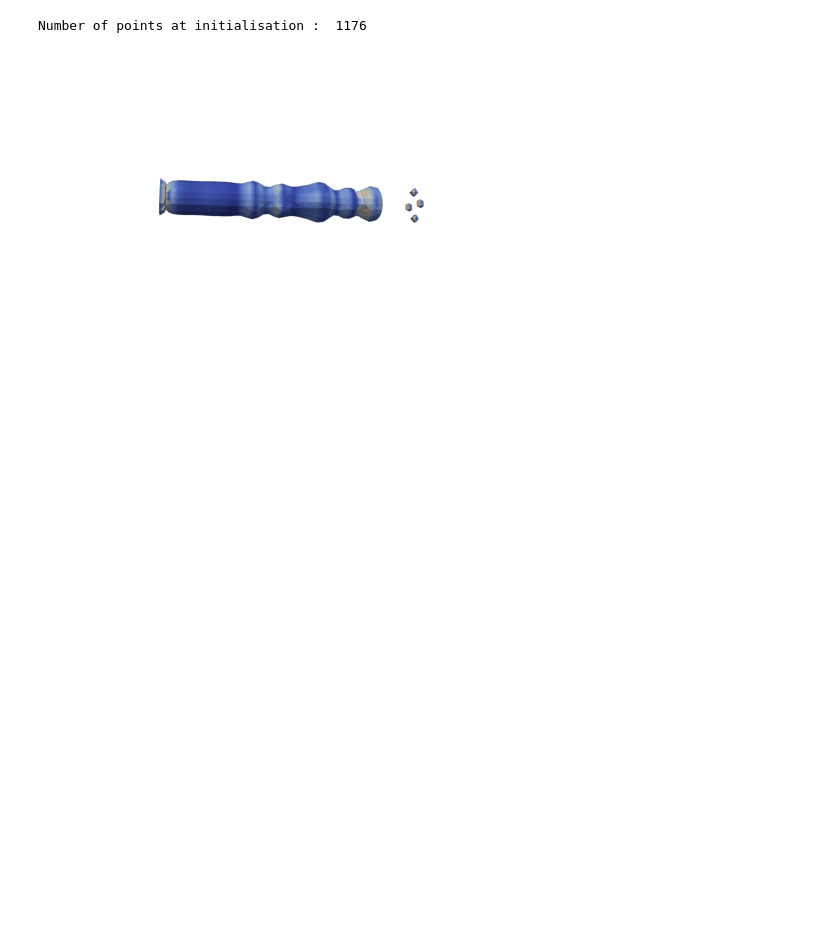
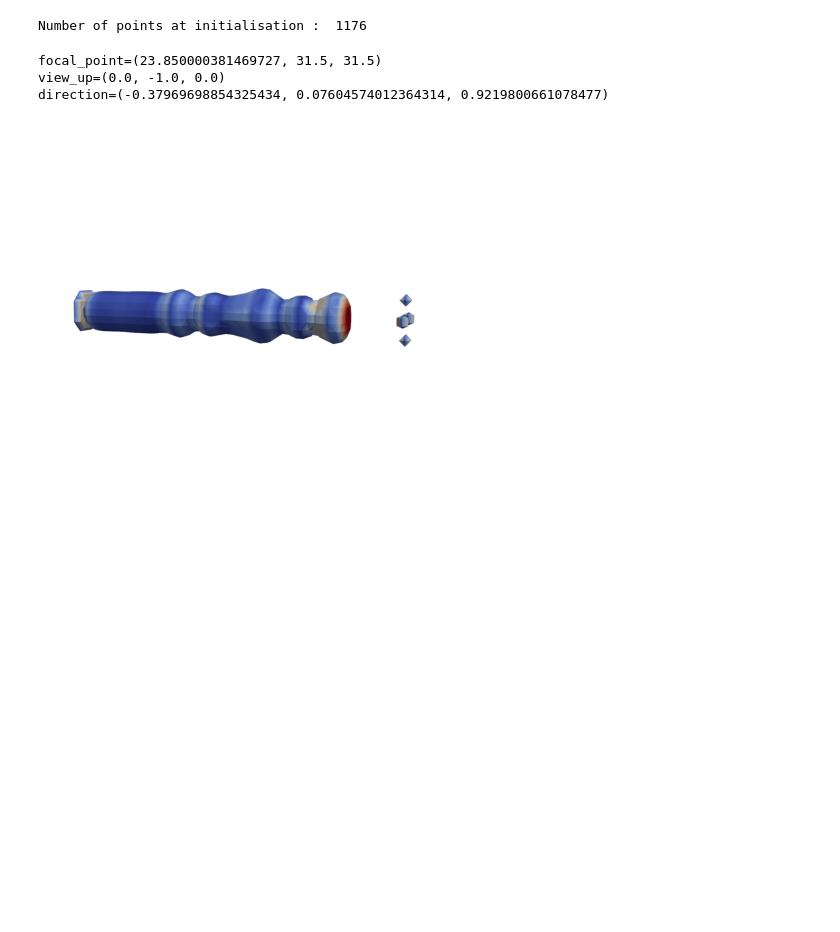
Before and after one commit to siramok/gaussian-splatting, a Jupyter notebook: volume-render.ipynb, the cells around one changed output. Drawn from its saved outputs; the diff is of its cells as text; code cells hidden in the pictures; blank space fills up the shorter version.

```diff
--- a/volume-render.ipynb
+++ b/volume-render.ipynb
@@ -39,6 +42,7 @@ args.save_iterations.append(args.iterations)
 dataset = lp.extract(args)
 training_args = op.extract(args)
 pipe = pp.extract(args)
+pipe.debug = True
 # %%
 # Load a .ply dataset as a Gaussian model
 sh_degree = 3
@@ -78,6 +82,10 @@ def qvec2rotmat(qvec):
 
 def fov2focal(fov, pixels):
     return pixels / (2 * math.tan(fov / 2))
+
+
+def focal2fov(focal, pixels):
+    return 2 * math.atan(pixels / (2 * focal))
 # %%
 # Instantiate the plotter once
 def init_pv_plotter(path, width, height):
@@ -245,21 +206,33 @@ plotter = init_pv_plotter(ply_path, width, height)
 # %%
 # Generate a new synthetic viewpoint and feed the camera parameters to the Gaussian renderer
 bg_color = [1, 1, 1]
 bg = torch.tensor(bg_color, dtype=torch.float32, device="cuda")
 
-viewpoint_cam = get_new_camera(plotter, seed)
+# Can change the image resolution to whatever you'd like, but 1080p is fast
+width = 1080
+height = 1080
+
+plotter = init_pv_plotter(ply_path, width, height)
+
+# Seeded random camera values, was supposed to help with debugging
+seed = 9
+
+viewpoint_cam = get_new_vtk_camera(plotter, seed)
 render_pkg = render(viewpoint_cam, gaussians, pipe, bg)
 gaussian_image = render_pkg["render"]
 
 # Original Pyvista render (ground truth)
 plt.imshow(viewpoint_cam.original_image.cpu().detach().numpy().transpose(1, 2, 0))
 plt.axis("off")
 plt.show()
 
 # Gaussian render (usually the model isn't in the scene)
 plt.imshow(gaussian_image.cpu().detach().numpy().transpose(1, 2, 0))
 plt.axis("off")
 plt.show()
 # %% [output]
+focal_point=(23.850000381469727, 31.5, 31.5)
+view_up=(0.0, -1.0, 0.0)
+direction=(-0.37969698854325434, 0.07604574012364314, 0.9219800661078477)
-[figure, old version]
+[figure, new version]
-[figure, old version]
+[figure, new version]
```
Also changed, not shown: parts of 3 cells of this notebook.
